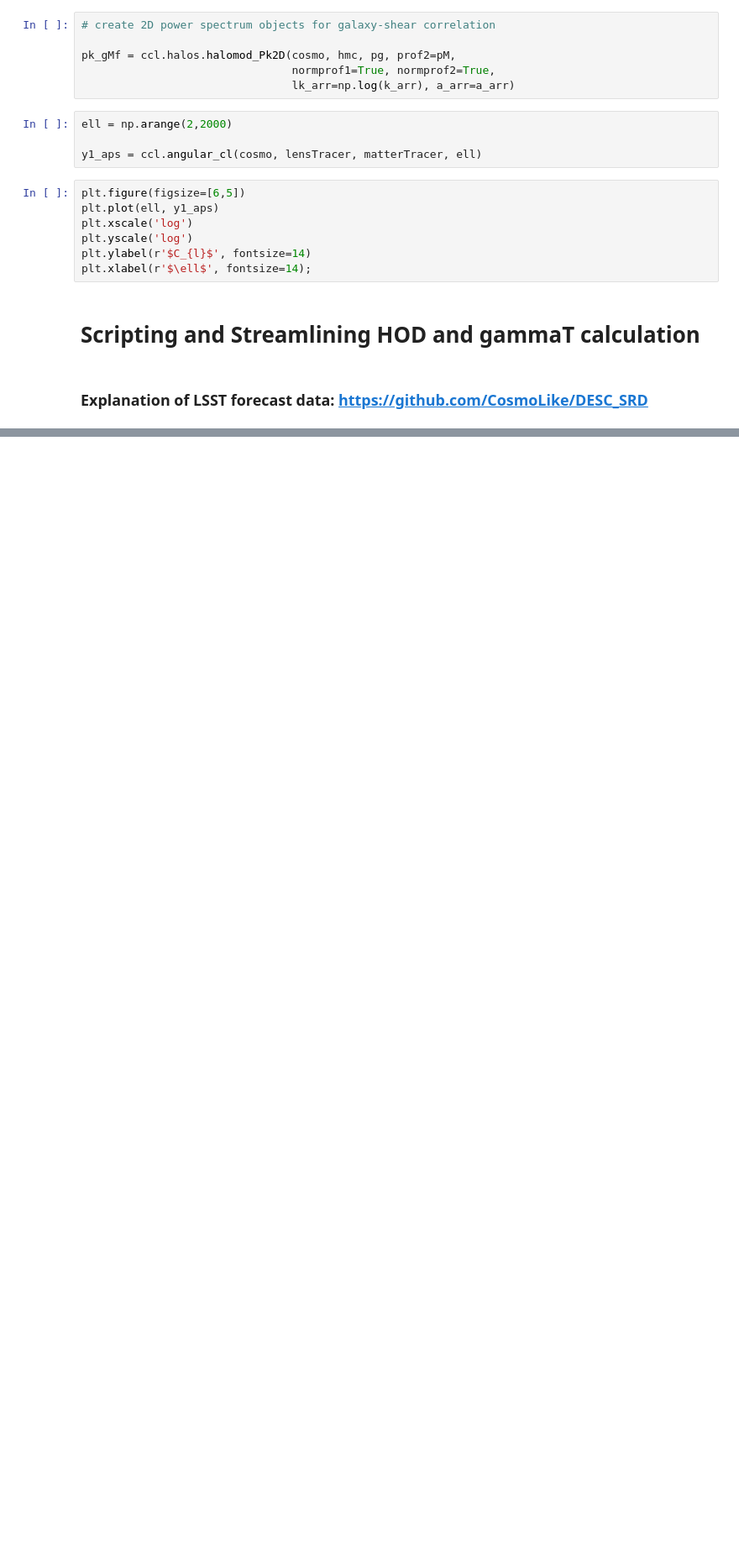
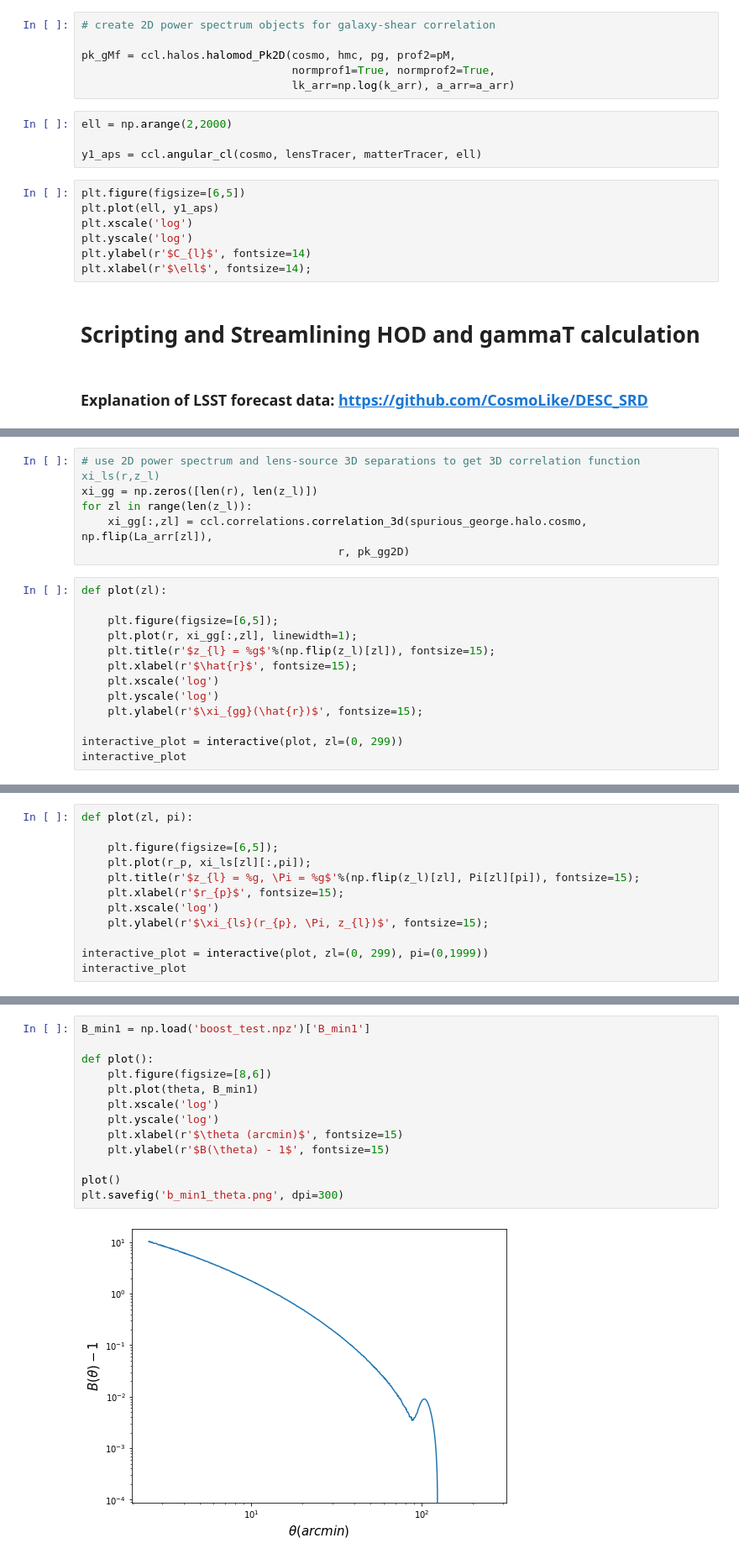
Before and after one commit to CMacM/IA_GGL, a Jupyter notebook: estimator_tests.ipynb, the cells around one changed output, grey strips where cells are left out. Shown at 84% size. Drawn from its saved outputs; the diff is of its cells as text; blank space fills up the shorter version.

```diff
--- a/estimator_tests.ipynb
+++ b/estimator_tests.ipynb
@@ -327,0 +404,19 @@ print(F)
+# %%
+# use 2D power spectrum and lens-source 3D separations to get 3D correlation function xi_ls(r,z_l)
+xi_gg = np.zeros([len(r), len(z_l)])
+for zl in range(len(z_l)):
+    xi_gg[:,zl] = ccl.correlations.correlation_3d(spurious_george.halo.cosmo, np.flip(La_arr[zl]),
+                                       r, pk_gg2D)
+# %%
+def plot(zl):
+
+    plt.figure(figsize=[6,5]);
+    plt.plot(r, xi_gg[:,zl], linewidth=1);
+    plt.title(r'$z_{l} = %g$'%(np.flip(z_l)[zl]), fontsize=15);
+    plt.xlabel(r'$\hat{r}$', fontsize=15);
+    plt.xscale('log')
+    plt.yscale('log')
+    plt.ylabel(r'$\xi_{gg}(\hat{r})$', fontsize=15);
+
+interactive_plot = interactive(plot, zl=(0, 299))
+interactive_plot
@@ -327,0 +515,12 @@ print(F)
+# %%
+def plot(zl, pi):
+
+    plt.figure(figsize=[6,5]);
+    plt.plot(r_p, xi_ls[zl][:,pi]);
+    plt.title(r'$z_{l} = %g, \Pi = %g$'%(np.flip(z_l)[zl], Pi[zl][pi]), fontsize=15);
+    plt.xlabel(r'$r_{p}$', fontsize=15);
+    plt.xscale('log')
+    plt.ylabel(r'$\xi_{ls}(r_{p}, \Pi, z_{l})$', fontsize=15);
+
+interactive_plot = interactive(plot, zl=(0, 299), pi=(0,1999))
+interactive_plot
@@ -327,0 +712,15 @@ print(F)
+# %%
+B_min1 = np.load('boost_test.npz')['B_min1']
+
+def plot():
+    plt.figure(figsize=[8,6])
+    plt.plot(theta, B_min1)
+    plt.xscale('log')
+    plt.yscale('log')
+    plt.xlabel(r'$\theta (arcmin)$', fontsize=15)
+    plt.ylabel(r'$B(\theta) - 1$', fontsize=15)
+
+plot()
+plt.savefig('b_min1_theta.png', dpi=300)
+# %% [output]
+[figure, added]
```
Also changed, not shown: parts of 41 cells of this notebook, 8 other files.
